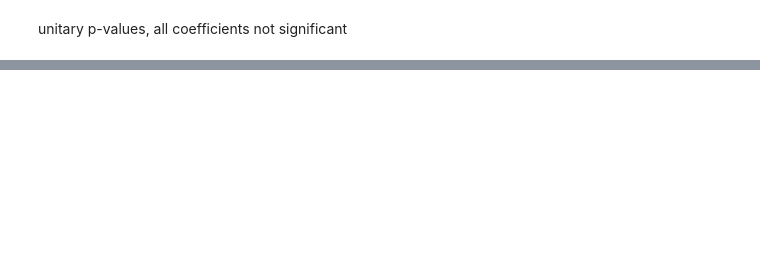
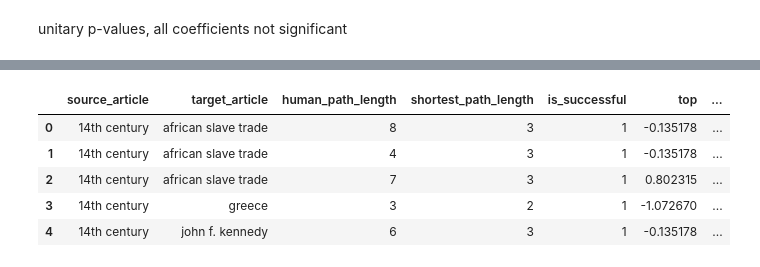
Before and after one commit to epfl-ada/ada-2022-project-theadalyzers, a Jupyter notebook: P2.ipynb, the cells around one changed output, grey strips where cells are left out. Cells and saved outputs as stored; diff of their text form; code cells hidden in the pictures; blank space fills up the shorter version.

```diff
--- a/P2.ipynb
+++ b/P2.ipynb
@@ -1219,0 +1255,26 @@ reg_std_u['success']=0
+# %%
+def find_features_frequency(features):
+    '''this function counts the frequency of the categorical positioning features of the hyperlinks in each human path'''
+    t, ct, c, cb, b=[], [], [], [], []
+
+    for path in features:
+        t.append(path.count('top'))
+        ct.append(path.count('center-top'))
+        c.append(path.count('center'))
+        cb.append(path.count('center-bottom'))
+        b.append(path.count('bottom'))
+    return pd.DataFrame({'top': t, 'center_top': ct, 'center': c, 'center_bottom': cb, 'bottom': b})
+
+successful_features_freq=find_features_frequency(successful_features)
+unsuccessful_features_freq=find_features_frequency(unsuccessful_features)
+# %%
+#standardize features
+
+def standardize_features(df):
+    df_std=pd.DataFrame()
+    for c in df.columns:
+        df_std[c]=(df[c]-df[c].mean())/df[c].std()
+    return df_std
+
+successful_features_std=standardize_features(successful_features_freq)
+unsuccessful_features_std=standardize_features(unsuccessful_features_freq)
@@ -1220,4 +1290,13 @@ reg_std_u['success']=0
 # %%
-#complete dataframe with source, target, pathlenght, shortest_path_distance features
-success_pos=pd.concat([source_target_f, reg_std_f], axis=1)
-unsuccess_pos=pd.concat([source_target_u, reg_std_u], axis=1)
+#complete dataframe with label and features
+successful_positioning_df=pd.concat([successful_df, successful_features_std], axis=1)
+unsuccessful_positioning_df=pd.concat([unsuccessful_df, unsuccessful_features_std], axis=1)
+# %%
+successful_positioning_df.head()
+# %% [output]
+|  | source_article | target_article | human_path_length | shortest_path_length | is_successful | top | ... |
+| 0 | 14th century | african slave trade | 8 | 3 | 1 | -0.135178 | ... |
+| 1 | 14th century | african slave trade | 4 | 3 | 1 | -0.135178 | ... |
+| 2 | 14th century | african slave trade | 7 | 3 | 1 | 0.802315 | ... |
+| 3 | 14th century | greece | 3 | 2 | 1 | -1.072670 | ... |
+| 4 | 14th century | john f. kennedy | 6 | 3 | 1 | -0.135178 | ... |
```
Also changed, not shown: parts of 65 cells of this notebook, 2 other files.
